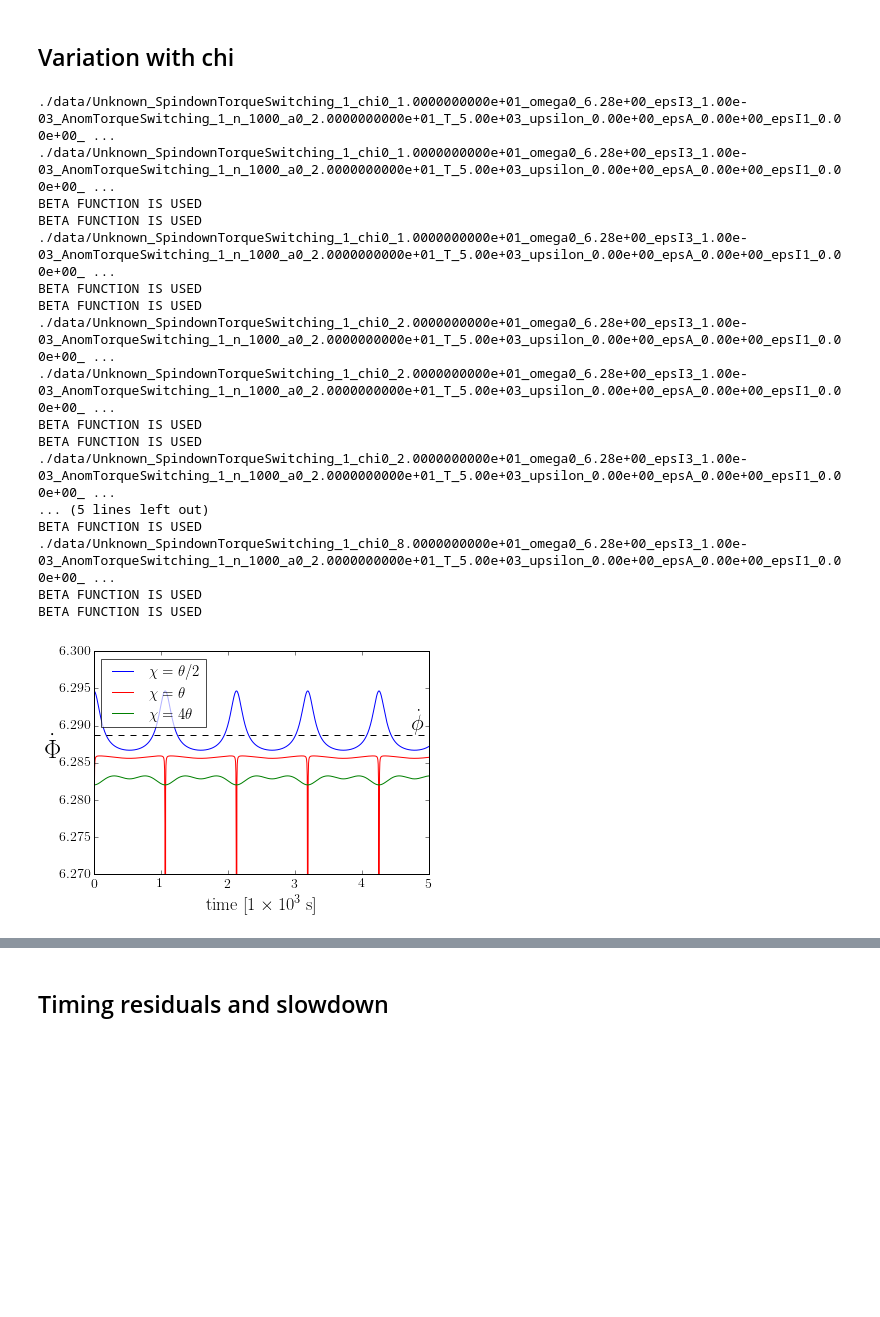
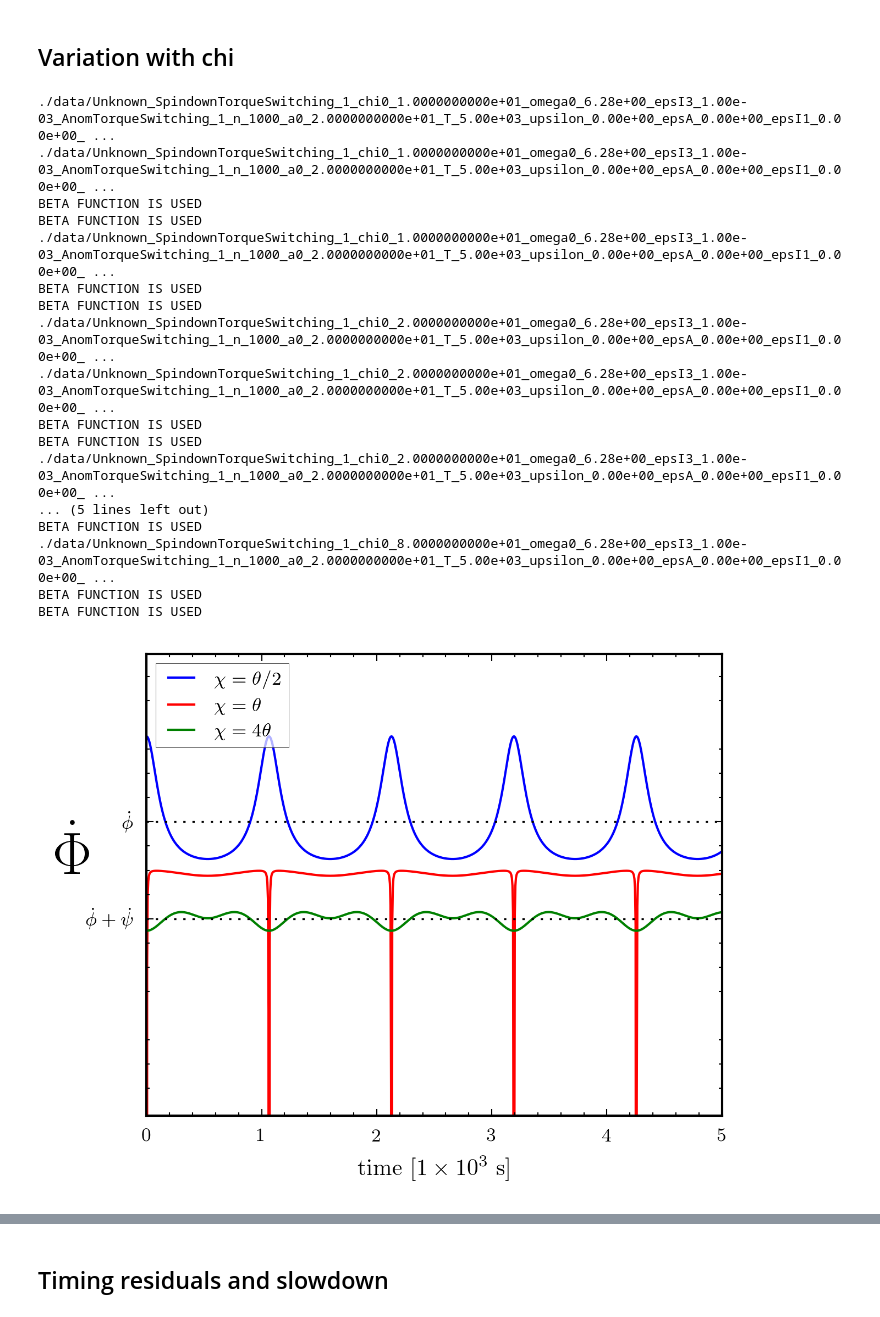
Before and after one commit to GregoryAshton/thesis, a Jupyter notebook: inertial_frame/GeneratePlots-NoTorque.ipynb, the cells around one changed output, grey strips where cells are left out. Drawn from its saved outputs; the diff is of its cells as text; code cells hidden in the pictures; blank space fills up the shorter version.

```diff
--- a/inertial_frame/GeneratePlots-NoTorque.ipynb
+++ b/inertial_frame/GeneratePlots-NoTorque.ipynb
@@ -9,6 +9,9 @@ from matplotlib.ticker import MultipleLocator
 
 from nsmod.switching_torque_with_Euler import main
 from nsmod import Plot, File_Functions, Model
+
+figsize = (4.5, 3.5)
+plt.style.use('thesis')
 # %% [markdown]
 # Generating plots for the Inertial space results
 In this notebook all plots for this section are generated. We will use the `nsmod.switching_torque_with_Euler` model with the switching paramater $\upsilon=0$. This reduces the number of models that we need while the speed savings are most likely negligible.
@@ -58,10 +61,10 @@ chi0_list = [10.0, 20.0, 80.0]
 label_list = [r"$\chi=\theta/2$", r"$\chi=\theta$", r"$\chi= 4\theta$"]
 color_list = ["b", "r", "g"]
 #chi_list = [np.degrees(theta_0)]
-fig1 = plt.figure()
+fig1 = plt.figure(figsize=figsize)
 ax1 = fig1.add_subplot(111)
 
-fig2 = plt.figure()
+fig2 = plt.figure(figsize=figsize)
 ax2 = fig2.add_subplot(111)
 
 for i, chi0 in enumerate(chi0_list):
@@ -71,49 +74,46 @@ for i, chi0 in enumerate(chi0_list):
     time, w1, w2, w3, theta, phi, psi = nsmod.File_Functions.Euler_Angles_Import(file_name)
     (t_scaled, scale_val) = nsmod.Useful_Tools.Sort_Out_Some_Axis(time)
 
-    ax1 = nsmod.Plot.big_phi_dot(file_name, ax=ax1, label=label_list[i], color=color_list[i])
+    ax1 = nsmod.Plot.big_phi_dot(file_name, ax=ax1, ls="-", label=label_list[i], color=color_list[i])
 
-    ax2 = nsmod.Plot.big_theta(file_name, ax=ax2, label=label_list[i], color=color_list[i])
+    ax2 = nsmod.Plot.big_theta(file_name, ax=ax2, ls="-", label=label_list[i], color=color_list[i])
 
-# Add horizontal lines to ax1; note phi dot is the same regardless of chi
-xfit, yfit, f_p = nsmod.Useful_Tools.Fit_Function(time, phi, 1)
-phi_dot = f_p[0]
-ax1.axhline(phi_dot, ls="--", color="k",) #label=r"$\dot{\phi}$")
-ax1.text(0.95*ax1.get_xlim()[1], 1.0001*(phi_dot), r"$\dot{\phi}$", size=22)
-xfit, yfit, f_p = nsmod.Useful_Tools.Fit_Function(time, psi, 1)
-psi_dot = f_p[0]
-#ax1.axhline(phi_dot+psi_dot, ls="-.", color="k", )#label=r"$\dot{\phi}+ \dot{\psi}$")
-#ax1.text(0.9*ax1.get_xlim()[1], 0.9998*(phi_dot+psi_dot), r"$\dot{\phi}+ \dot{\psi}$", size=22)
+phi_dot = omega0 / np.sqrt(1+epsI3**2-2*epsI3*np.cos(theta_0))
+psi_dot = phi_dot * -epsI3
+ticks = [phi_dot + psi_dot, phi_dot]
+ax1.set_yticks(ticks)
+ax1.set_yticklabels([r"$\dot{\phi}+\dot{\psi}$", "$\dot{\phi}$"])
+ax1.grid(True, axis='y')
 
 delta = 0.015
 ax1.set_ylim(6.285-delta, 6.285+delta)
 ax1.legend(framealpha=0.7, loc=2, ncol=1)
 fig1.savefig("img/frequency_variation_with_chi.pdf")
 
 # Add horizontal lines tp ax2; note psi dot is the same regardless of chi
 ax2.set_yticks([10.0, 20.0,30,40, 60.0,80.0, 100])
 ax2.set_yticklabels([r"$\theta/2$", r"$\theta$", r"$3\theta/2$", r"$2\theta$", r"$3\theta$", r"$4\theta$", r"$5\theta$"])
 ax2.grid(True, axis='y')
-ax2.legend(framealpha=0.9, loc=1)
+ax2.legend(framealpha=0.7, loc=1)
 fig2.savefig("img/polar_angle_variation_with_chi.pdf")
 
 plt.show()
 # %% [output]
 ./data/Unknown_SpindownTorqueSwitching_1_chi0_1.0000000000e+01_omega0_6.28e+00_epsI3_1.00e-03_AnomTorqueSwitching_1_n_1000_a0_2.0000000000e+01_T_5.00e+03_upsilon_0.00e+00_epsA_0.00e+00_epsI1_0.00e+00_ ...
 ./data/Unknown_SpindownTorqueSwitching_1_chi0_1.0000000000e+01_omega0_6.28e+00_epsI3_1.00e-03_AnomTorqueSwitching_1_n_1000_a0_2.0000000000e+01_T_5.00e+03_upsilon_0.00e+00_epsA_0.00e+00_epsI1_0.00e+00_ ...
 BETA FUNCTION IS USED
 BETA FUNCTION IS USED
 ./data/Unknown_SpindownTorqueSwitching_1_chi0_1.0000000000e+01_omega0_6.28e+00_epsI3_1.00e-03_AnomTorqueSwitching_1_n_1000_a0_2.0000000000e+01_T_5.00e+03_upsilon_0.00e+00_epsA_0.00e+00_epsI1_0.00e+00_ ...
 BETA FUNCTION IS USED
 BETA FUNCTION IS USED
 ./data/Unknown_SpindownTorqueSwitching_1_chi0_2.0000000000e+01_omega0_6.28e+00_epsI3_1.00e-03_AnomTorqueSwitching_1_n_1000_a0_2.0000000000e+01_T_5.00e+03_upsilon_0.00e+00_epsA_0.00e+00_epsI1_0.00e+00_ ...
 ./data/Unknown_SpindownTorqueSwitching_1_chi0_2.0000000000e+01_omega0_6.28e+00_epsI3_1.00e-03_AnomTorqueSwitching_1_n_1000_a0_2.0000000000e+01_T_5.00e+03_upsilon_0.00e+00_epsA_0.00e+00_epsI1_0.00e+00_ ...
 BETA FUNCTION IS USED
 BETA FUNCTION IS USED
 ./data/Unknown_SpindownTorqueSwitching_1_chi0_2.0000000000e+01_omega0_6.28e+00_epsI3_1.00e-03_AnomTorqueSwitching_1_n_1000_a0_2.0000000000e+01_T_5.00e+03_upsilon_0.00e+00_epsA_0.00e+00_epsI1_0.00e+00_ ...
 ... (5 lines left out)
 BETA FUNCTION IS USED
 ./data/Unknown_SpindownTorqueSwitching_1_chi0_8.0000000000e+01_omega0_6.28e+00_epsI3_1.00e-03_AnomTorqueSwitching_1_n_1000_a0_2.0000000000e+01_T_5.00e+03_upsilon_0.00e+00_epsA_0.00e+00_epsI1_0.00e+00_ ...
 BETA FUNCTION IS USED
 BETA FUNCTION IS USED
-[figure, old version]
+[figure, new version]
```
Also changed, not shown: parts of 2 cells of this notebook, 28 other files.
